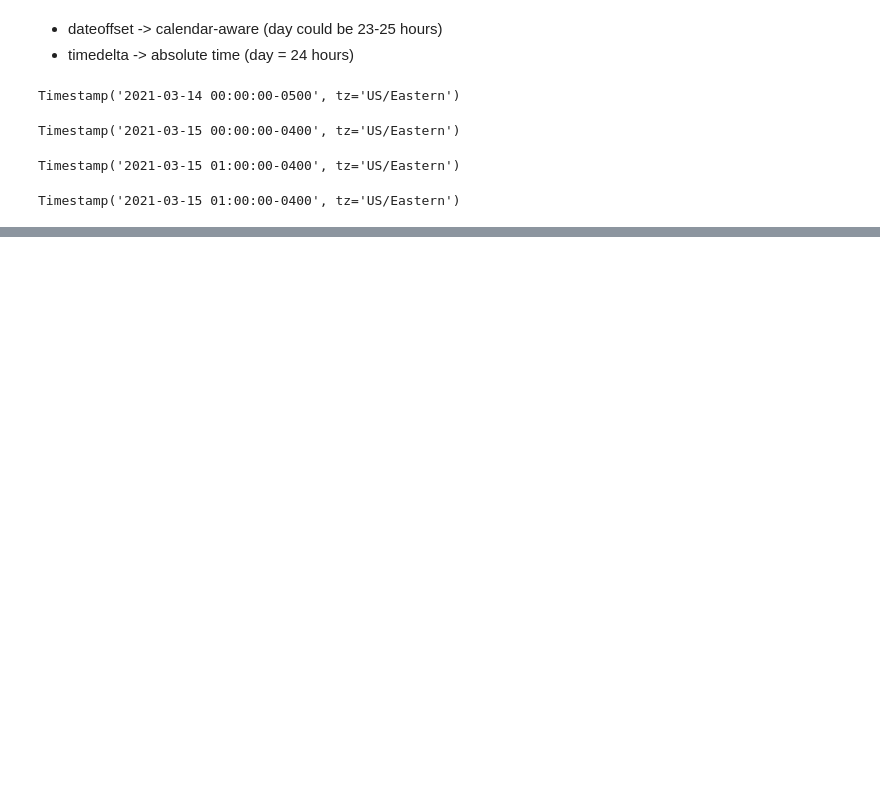
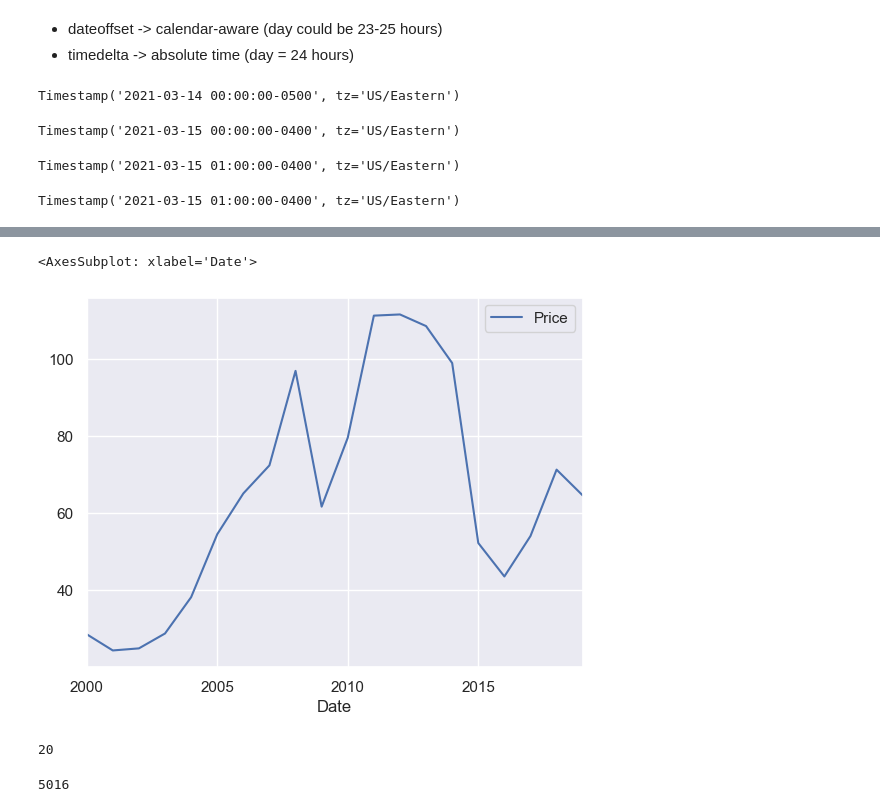
Before and after one commit to TomaszBury/The-ultimate-pandas-bootcamp-advanced-python-data-analysis, a Jupyter notebook: section_10/handling_time_and_date.ipynb, the cells around one changed output, grey strips where cells are left out. Saved outputs shown, nothing was run; the diff lists cells and outputs as text; code cells hidden in the pictures; blank space fills up the shorter version.

```diff
--- a/section_10/handling_time_and_date.ipynb
+++ b/section_10/handling_time_and_date.ipynb
@@ -1156,0 +1214,13 @@ Timestamp('2021-03-15 01:00:00-0400', tz='US/Eastern')
+# %%
+brent.resample('Y').mean().plot()
+# %% [output]
+<AxesSubplot: xlabel='Date'>
+[figure, added]
+# %%
+brent.resample('Y').mean().size
+# %% [output]
+20
+# %%
+brent.size
+# %% [output]
+5016
```
Also changed, not shown: parts of 51 cells of this notebook.
